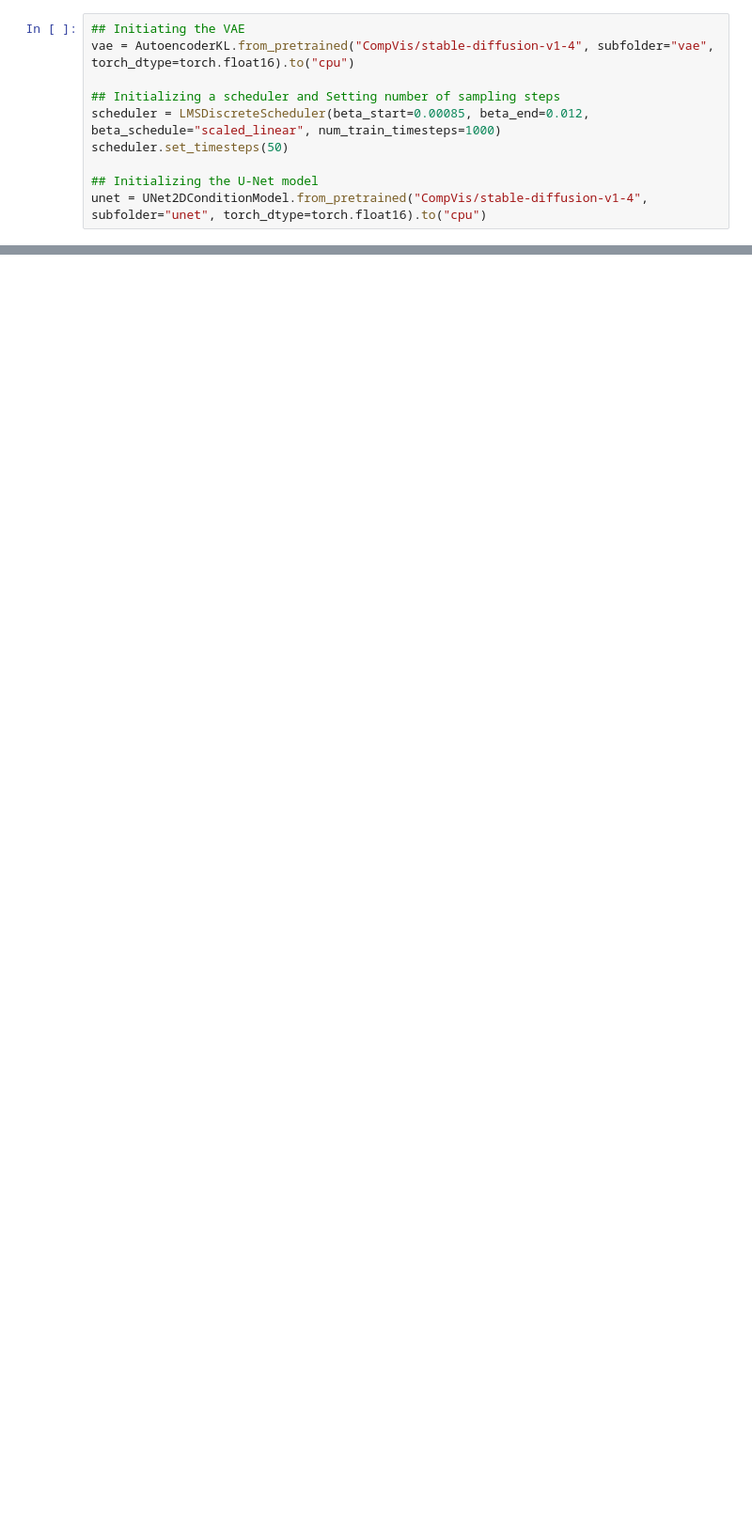
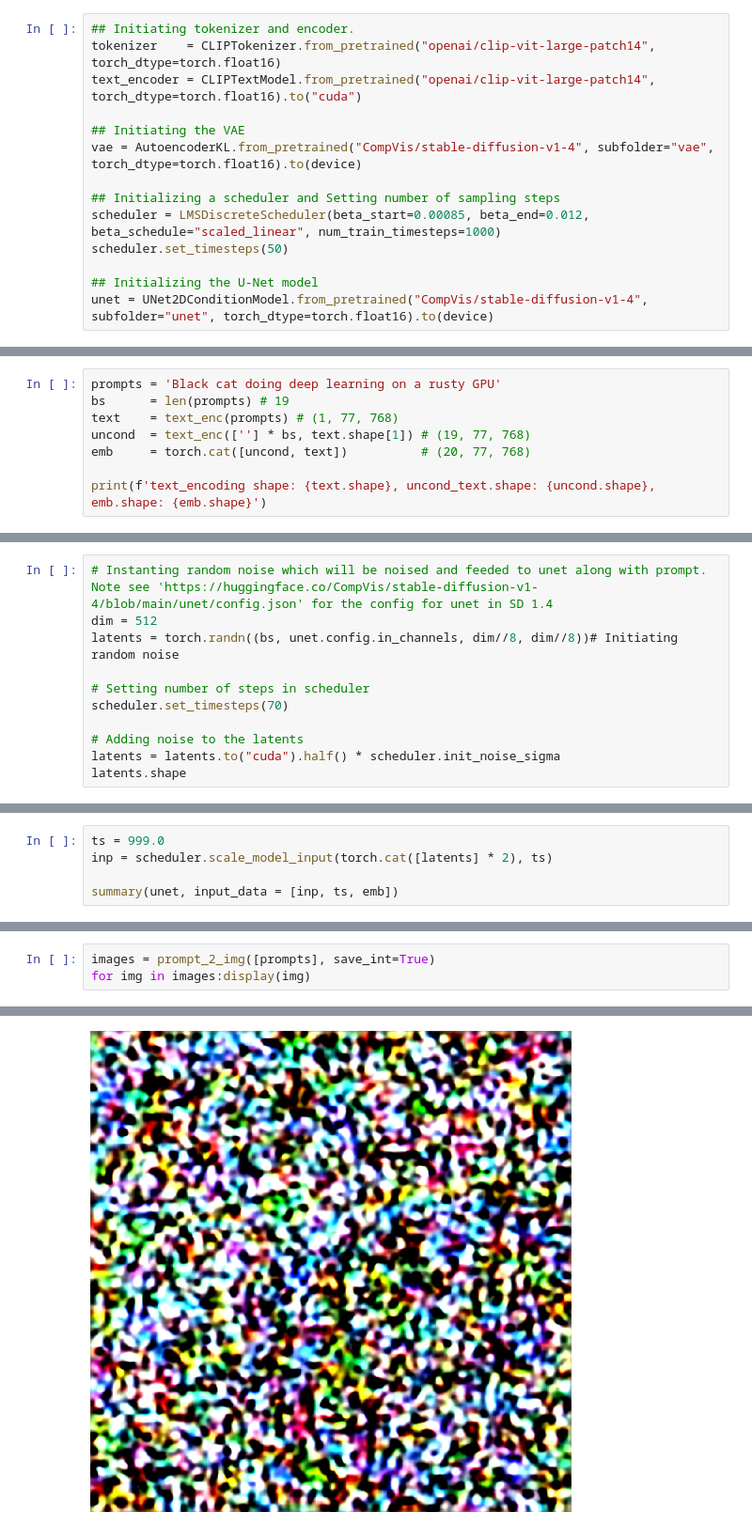
Before and after one commit to Dr-Hassan-RAship/Diffusion-Codes, a Jupyter notebook: Diffusers-Testing/sd_fine_tuning.ipynb, the cells around one changed output, grey strips where cells are left out. Shown at 94% size. Cells and saved outputs as stored; diff of their text form; blank space fills up the shorter version.

```diff
--- a/Diffusers-Testing/sd_fine_tuning.ipynb
+++ b/Diffusers-Testing/sd_fine_tuning.ipynb
@@ -16,10 +26,14 @@ from diffusers import AutoencoderKL, UNet2DConditionModel, LMSDiscreteScheduler
 # %%
+## Initiating tokenizer and encoder.
+tokenizer    = CLIPTokenizer.from_pretrained("openai/clip-vit-large-patch14", torch_dtype=torch.float16)
+text_encoder = CLIPTextModel.from_pretrained("openai/clip-vit-large-patch14", torch_dtype=torch.float16).to("cuda")
+
 ## Initiating the VAE
-vae = AutoencoderKL.from_pretrained("CompVis/stable-diffusion-v1-4", subfolder="vae", torch_dtype=torch.float16).to("cpu")
+vae = AutoencoderKL.from_pretrained("CompVis/stable-diffusion-v1-4", subfolder="vae", torch_dtype=torch.float16).to(device)
 
 ## Initializing a scheduler and Setting number of sampling steps
 scheduler = LMSDiscreteScheduler(beta_start=0.00085, beta_end=0.012, beta_schedule="scaled_linear", num_train_timesteps=1000)
 scheduler.set_timesteps(50)
 
 ## Initializing the U-Net model
-unet = UNet2DConditionModel.from_pretrained("CompVis/stable-diffusion-v1-4", subfolder="unet", torch_dtype=torch.float16).to("cpu")
+unet = UNet2DConditionModel.from_pretrained("CompVis/stable-diffusion-v1-4", subfolder="unet", torch_dtype=torch.float16).to(device)
@@ -28,0 +91,8 @@ To support symlinks on Windows, you either need to activate Developer Mode or to
+# %%
+prompts = 'Black cat doing deep learning on a rusty GPU'
+bs      = len(prompts) # 19
+text    = text_enc(prompts) # (1, 77, 768)
+uncond  = text_enc([''] * bs, text.shape[1]) # (19, 77, 768)
+emb     = torch.cat([uncond, text])          # (20, 77, 768)
+
+print(f'text_encoding shape: {text.shape}, uncond_text.shape: {uncond.shape}, emb.shape: {emb.shape}')
@@ -28,0 +101,11 @@ To support symlinks on Windows, you either need to activate Developer Mode or to
+# %%
+# Instanting random noise which will be noised and feeded to unet along with prompt. Note see 'https://huggingface.co/CompVis/stable-diffusion-v1-4/blob/main/unet/config.json' for the config for unet in SD 1.4
+dim = 512
+latents = torch.randn((bs, unet.config.in_channels, dim//8, dim//8))# Initiating random noise
+
+# Setting number of steps in scheduler
+scheduler.set_timesteps(70)
+
+# Adding noise to the latents
+latents = latents.to("cuda").half() * scheduler.init_noise_sigma
+latents.shape
@@ -28,0 +114,5 @@ To support symlinks on Windows, you either need to activate Developer Mode or to
+# %%
+ts = 999.0
+inp = scheduler.scale_model_input(torch.cat([latents] * 2), ts)
+
+summary(unet, input_data = [inp, ts, emb])
@@ -28,0 +180,4 @@ To support symlinks on Windows, you either need to activate Developer Mode or to
+# %%
+images = prompt_2_img([prompts], save_int=True)
+for img in images:display(img)
+# %% [output]
@@ -28,0 +188 @@ To support symlinks on Windows, you either need to activate Developer Mode or to
+[figure, added]
```
Also changed, not shown: parts of 9 cells of this notebook, 11 other files.
